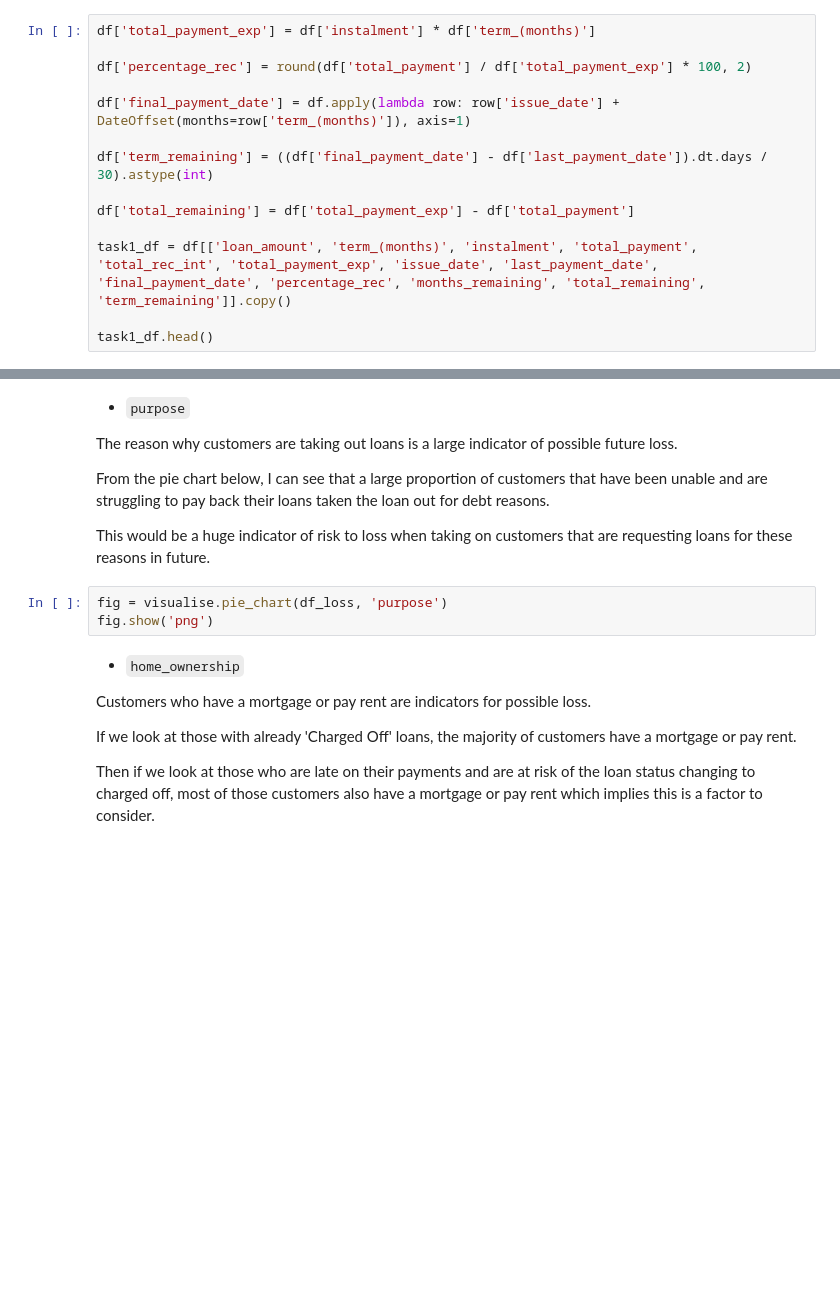
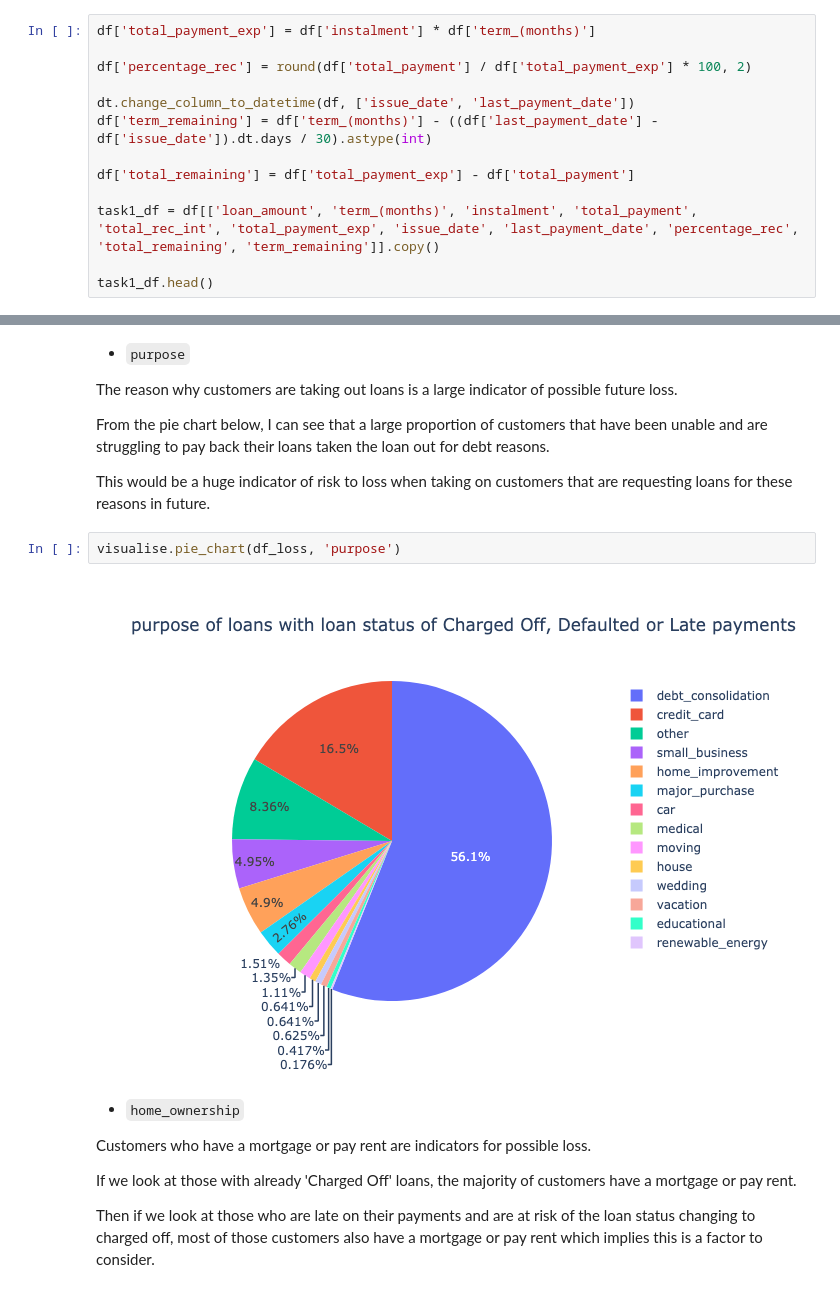
Before and after one commit to corynsexton/EDA-Customer-Loans-in-Finance, a Jupyter notebook: loan_analysis.ipynb, the cells around one changed output, grey strips where cells are left out. Drawn from its saved outputs; the diff is of its cells as text; blank space fills up the shorter version.

```diff
--- a/loan_analysis.ipynb
+++ b/loan_analysis.ipynb
@@ -20,13 +22,12 @@ df['total_payment_exp'] = df['instalment'] * df['term_(months)']
 
 df['percentage_rec'] = round(df['total_payment'] / df['total_payment_exp'] * 100, 2)
 
-df['final_payment_date'] = df.apply(lambda row: row['issue_date'] + DateOffset(months=row['term_(months)']), axis=1)
-
-df['term_remaining'] = ((df['final_payment_date'] - df['last_payment_date']).dt.days / 30).astype(int)
+dt.change_column_to_datetime(df, ['issue_date', 'last_payment_date'])
+df['term_remaining'] = df['term_(months)'] - ((df['last_payment_date'] - df['issue_date']).dt.days / 30).astype(int)
 
 df['total_remaining'] = df['total_payment_exp'] - df['total_payment']
 
-task1_df = df[['loan_amount', 'term_(months)', 'instalment', 'total_payment', 'total_rec_int', 'total_payment_exp', 'issue_date', 'last_payment_date', 'final_payment_date', 'percentage_rec', 'months_remaining', 'total_remaining', 'term_remaining']].copy()
+task1_df = df[['loan_amount', 'term_(months)', 'instalment', 'total_payment', 'total_rec_int', 'total_payment_exp', 'issue_date', 'last_payment_date', 'percentage_rec', 'total_remaining', 'term_remaining']].copy()
 
 task1_df.head()
 # %% [output]
@@ -237,8 +243,9 @@ From the pie chart below, I can see that a large proportion of customers that ha
 
 This would be a huge indicator of risk to loss when taking on customers that are requesting loans for these reasons in future.
 # %%
-fig = visualise.pie_chart(df_loss, 'purpose')
-fig.show('png')
+visualise.pie_chart(df_loss, 'purpose')
+# %% [output]
+[figure, added]
 # %% [markdown]
 - `home_ownership`
 
```
Also changed, not shown: parts of 9 cells of this notebook.
